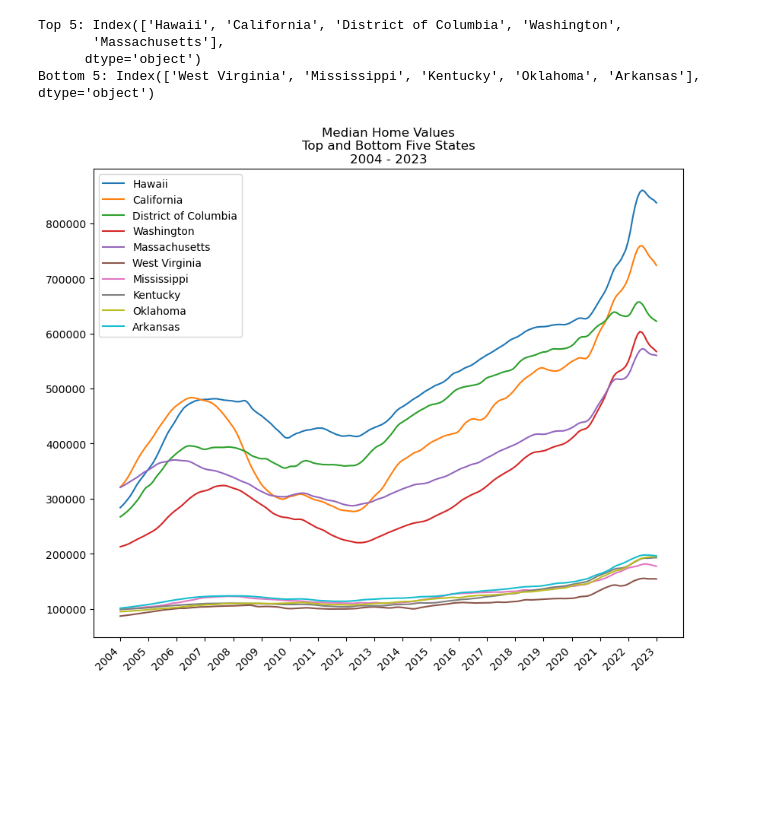
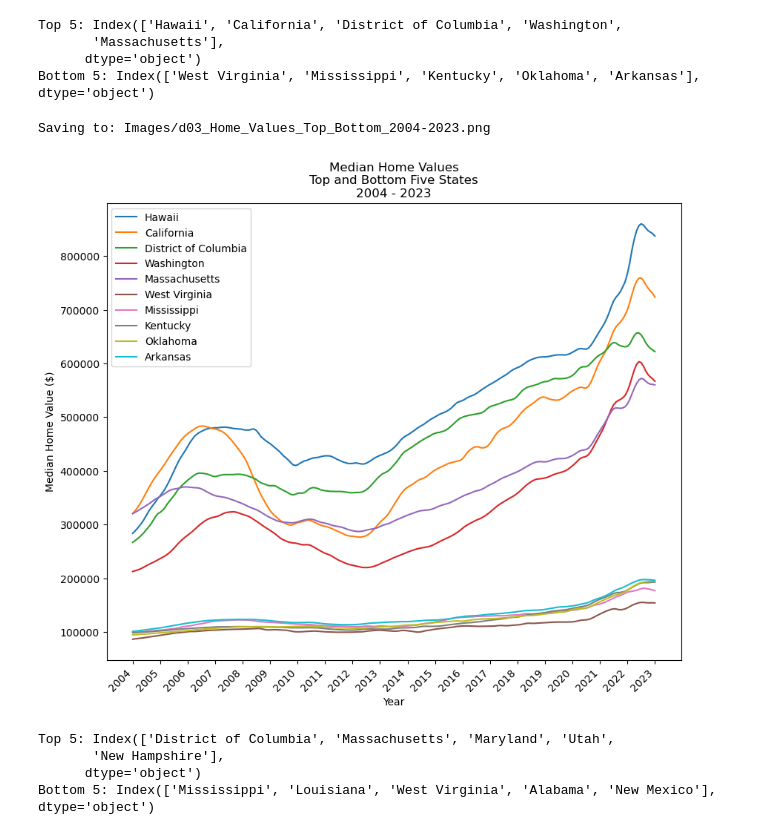
Before and after one commit to d-burke-data/Project_01, a Jupyter notebook: Work_David/Home_Value_vs_Median_Income.ipynb, the cells around one changed output. Saved outputs shown, nothing was run; the diff lists cells and outputs as text; code cells hidden in the pictures; blank space fills up the shorter version.

```diff
--- a/Work_David/Home_Value_vs_Median_Income.ipynb
+++ b/Work_David/Home_Value_vs_Median_Income.ipynb
@@ -98,6 +126,10 @@ plt.plot(home_value_df.iloc[:,start_column:end_column])
 fig_xticks = range(0, len(home_value_df), 12)
 fig_labels = home_value_df['Year'][::12]
 plt.xticks(fig_xticks, labels=fig_labels, rotation=45, horizontalalignment='right')
-plt.title(f"Median Home Values\nAll States\n{fig_labels.iloc[0]} - {fig_labels.iloc[-1]}")
+plt.title(f"Median Home Value by State\nAll States\n{fig_labels.iloc[0]} - {fig_labels.iloc[-1]}")
+plt.xlabel("Year")
+plt.ylabel("Median Home Value ($)")
+# plt.savefig("Images/Home_Values_2004-2023.png")
+figure_count = save_figure(figure_count, "Images","Home_Values_2004-2023.png")
 plt.show();
 # %% [output]
@@ -108,0 +138,14 @@ plt.show();
+# %%
+plt.figure(figsize=(10,8))
+#home_value_df = home_value_df.set_index('Date')
+plt.plot(median_income_df.iloc[:,start_column:end_column])
+
+fig_xticks = range(0, len(median_income_df), 1)
+fig_labels = median_income_df['Year'][::1]
+plt.xticks(fig_xticks, labels=fig_labels, rotation=45, horizontalalignment='right')
+plt.title(f"Median Income by State\nAll States\n{fig_labels.iloc[0]} - {fig_labels.iloc[-1]}")
+plt.xlabel("Year")
+plt.ylabel("Median Income ($)")
+#plt.savefig("Images/Median_Income_2004-2023.png")
+figure_count = save_figure(figure_count, "Images","Median_Income_2004-2023.png")
+plt.show();
@@ -109,31 +155,51 @@ plt.show();
 # %%
 # Get the top and bottom 5 states in median home values, as of the end time period
-last_data_point_df = home_value_df.iloc[-1,start_column:end_column]
-top_5_srs = last_data_point_df.sort_values(ascending=False)[0:5]
-top_5_list = top_5_srs.index
-print(f"Top 5: {top_5_list}")
+last_hv_data_point_df = home_value_df.iloc[-1,start_column:end_column]
+top_5_hv_srs = last_hv_data_point_df.sort_values(ascending=False)[0:5]
+top_5_hv_list = top_5_hv_srs.index
+print(f"Top 5: {top_5_hv_list}")
 
-bottom_5_srs = last_data_point_df.sort_values(ascending=True)[0:5]
-bottom_5_list = bottom_5_srs.index
-print(f"Bottom 5: {bottom_5_list}")
+bottom_5_hv_srs = last_hv_data_point_df.sort_values(ascending=True)[0:5]
+bottom_5_hv_list = bottom_5_hv_srs.index
+print(f"Bottom 5: {bottom_5_hv_list}")
 # %% [output]
 Top 5: Index(['Hawaii', 'California', 'District of Columbia', 'Washington',
        'Massachusetts'],
       dtype='object')
 Bottom 5: Index(['West Virginia', 'Mississippi', 'Kentucky', 'Oklahoma', 'Arkansas'], dtype='object')
 # %%
-graph_list = top_5_list.append(bottom_5_list)
+graph_list_hv = top_5_hv_list.append(bottom_5_hv_list)
 
 plt.figure(figsize=(10,8))
-fig01 = plt.plot(home_value_df.loc[:,graph_list])
+plt.plot(home_value_df.loc[:,graph_list_hv])
 #fig_01a = plt.plot(hv2_df.loc[:,top_5_list])
 #fig_01b = plt.plot(hv2_df.loc[:,bottom_5_list])
 fig_xticks = range(0, len(home_value_df), 12)
 fig_labels = home_value_df['Year'][::12]
 plt.xticks(fig_xticks, labels=fig_labels, rotation=45, horizontalalignment='right')
-plt.legend(graph_list)
+plt.legend(graph_list_hv)
 #plt.legend([fig_01a, fig_01b], ['Top 5', 'Bottom 5'])
 plt.title(f"Median Home Values\nTop and Bottom Five States\n{fig_labels.iloc[0]} - {fig_labels.iloc[-1]}")
+plt.xlabel("Year")
+plt.ylabel("Median Home Value ($)")
+#plt.savefig("Images/Home_Values_Top_Bottom_2004-2023.png")
+figure_count = save_figure(figure_count, "Images","Home_Values_Top_Bottom_2004-2023.png")
 plt.show();
 # %% [output]
+Saving to: Images/d03_Home_Values_Top_Bottom_2004-2023.png
-[figure, old version]
+[figure, new version]
+# %%
+# Get the top and bottom 5 states in median income, as of the end time period
+last_inc_data_point_df = median_income_df.iloc[-1,start_column:end_column]
+top_5_inc_srs = last_inc_data_point_df.sort_values(ascending=False)[0:5]
+top_5_inc_list = top_5_inc_srs.index
+print(f"Top 5: {top_5_inc_list}")
+
+bottom_5_inc_srs = last_inc_data_point_df.sort_values(ascending=True)[0:5]
+bottom_5_inc_list = bottom_5_inc_srs.index
+print(f"Bottom 5: {bottom_5_inc_list}")
+# %% [output]
+Top 5: Index(['District of Columbia', 'Massachusetts', 'Maryland', 'Utah',
+       'New Hampshire'],
+      dtype='object')
+Bottom 5: Index(['Mississippi', 'Louisiana', 'West Virginia', 'Alabama', 'New Mexico'], dtype='object')
```
Also changed, not shown: parts of 24 cells of this notebook, 13 other files.
